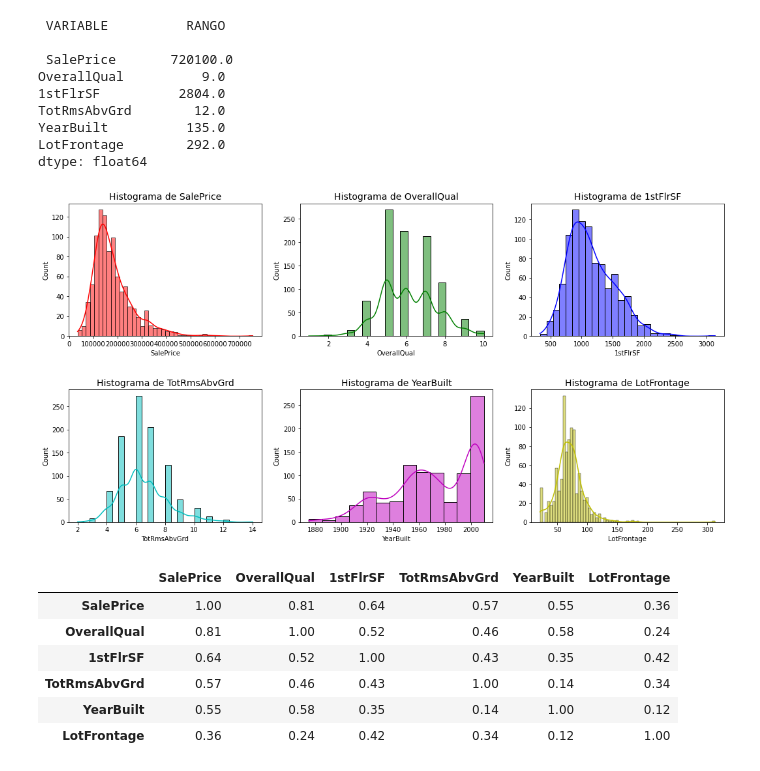
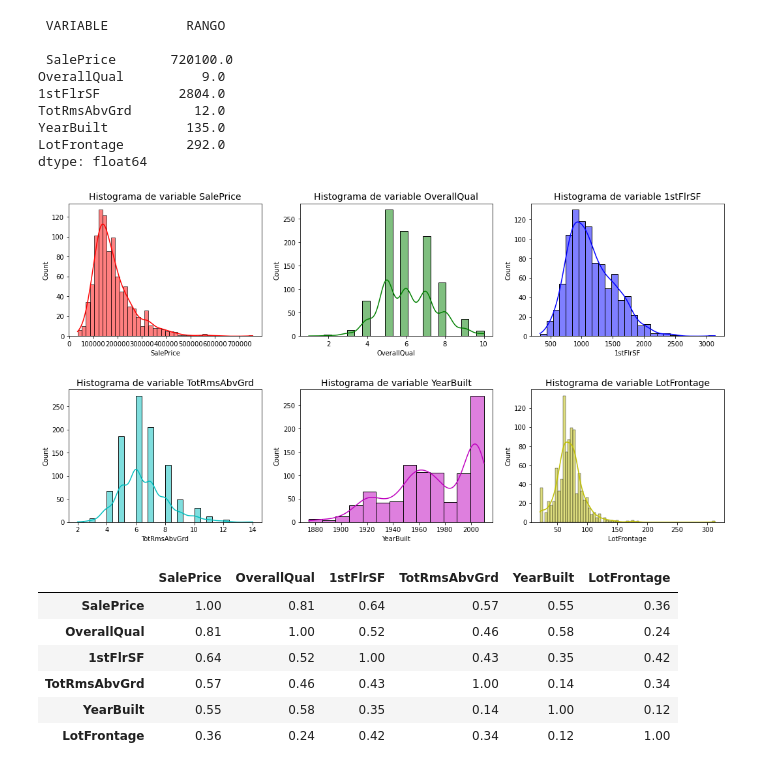
Before and after one commit to navas604/Ciencia-de-Datos-en-Python, a Jupyter notebook: Proyecto.ipynb, the cells around one changed output. Drawn from its saved outputs; the diff is of its cells as text; code cells hidden in the pictures.

```diff
--- a/Proyecto.ipynb
+++ b/Proyecto.ipynb
@@ -277,19 +277,19 @@ dtype: float64
 # %%
 # Histograma de cada variable
 
 plt.figure(figsize=(18, 9))
 plt.subplots_adjust(hspace=0.4, wspace=0.2)
 
 colors = ["r", "g", "b", "c", "m", "y"]
 
 for i in range(columns):
   plt.subplot(2, 3, i+1)
   sns.histplot(train.iloc[:,i], kde=True, color=colors[i])
-  plt.title("Histograma de {}".format(train.columns[i]), fontdict={"fontsize":14, "color":"black"})
+  plt.title("Histograma de variable {}".format(train.columns[i]), fontdict={"fontsize":14, "color":"black"})
 
 plt.show()
 # %% [output]
-[figure, old version]
+[figure, new version]
 # %%
 # Matriz de Correlación entre todas las variables
 
```
Also changed, not shown: parts of 1 cell of this notebook.
